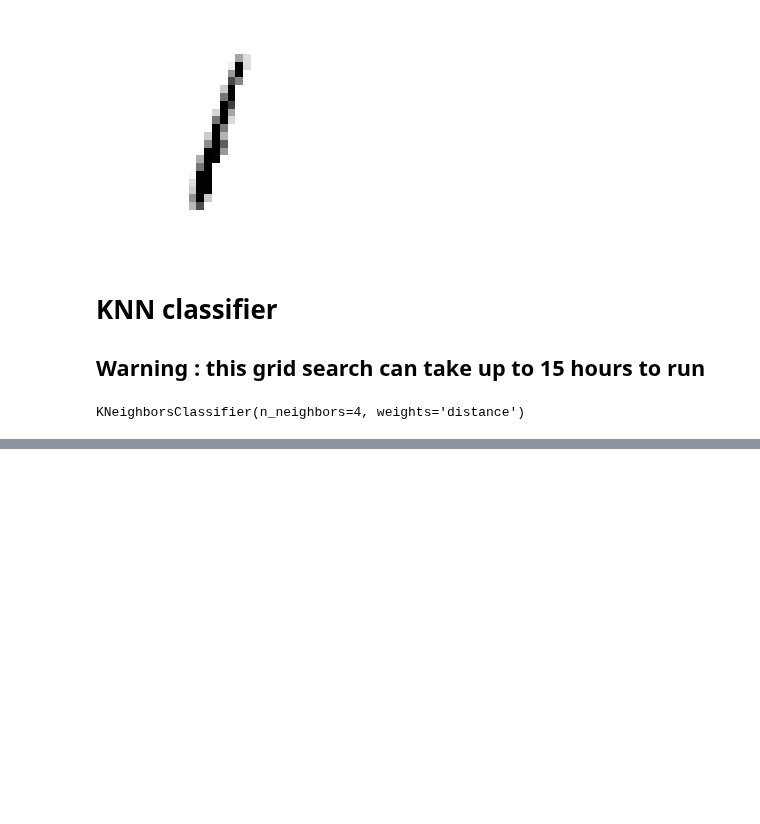
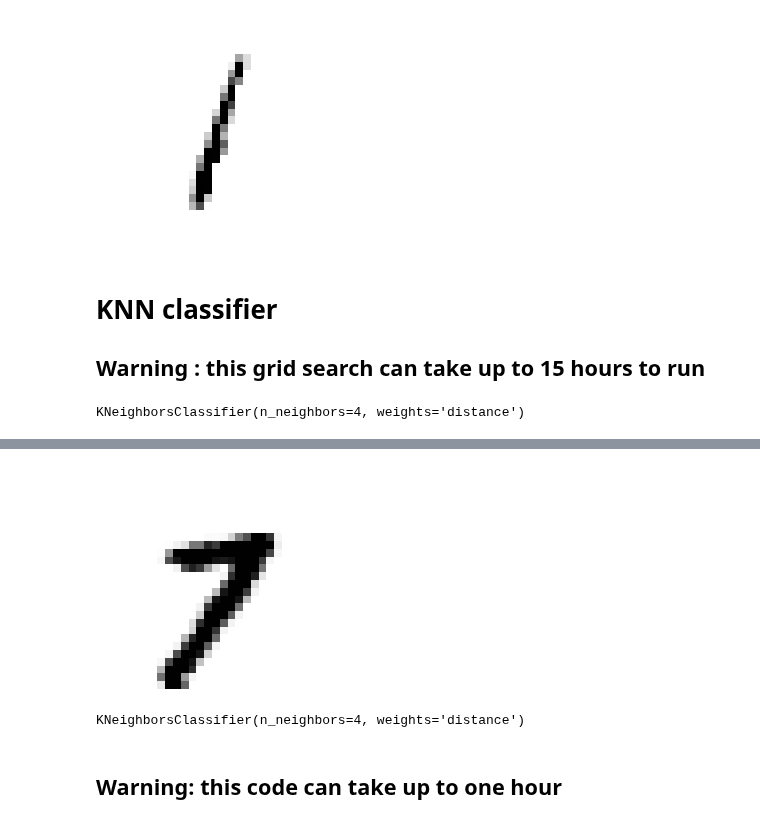
Before and after one commit to Mark-Nawar/ML-Books_Notes, a Jupyter notebook: BooksSummarie/Chapter-3/classification.ipynb, the cells around one changed output, grey strips where cells are left out. Saved outputs shown, nothing was run; the diff lists cells and outputs as text; code cells hidden in the pictures; blank space fills up the shorter version.

Commit message:
Training set expansion

```diff
--- a/BooksSummarie/Chapter-3/classification.ipynb
+++ b/BooksSummarie/Chapter-3/classification.ipynb
@@ -468,0 +471,38 @@ acc
+# %%
+
+
+from scipy.ndimage.interpolation import shift
+def shift_image(image , X , Y ):
+    return shift(image.reshape(28, 28) ,[X, Y] ,cval=0).reshape(784)
+
+X_train_new = [X_train]
+Y_train_new = [Y_train]
+
+# np.apply_along_axis() is the function that slices multidimenstional array and applies a certain function across its elemets
+# set the axis parameter to decide you want your slices horizontal or vertical
+
+for x , y in ((1,0) , (0,1) , (-1, 0 ) ,(0,-1)):
+    X_train_sliced = np.apply_along_axis(shift_image , axis=1 , arr=X_train , X=x , Y=y)
+    X_train_new.append(X_train_sliced)
+    Y_train_new.append(Y_train)
+
+X_train_new = np.concatenate(X_train_new)
+Y_train_new = np.concatenate(Y_train_new)
+# %%
+digit_noise = X_train_new[100000] ## array of pixel values. to display it must reshape it first
+digit_image = digit_noise.reshape(28, 28)
+
+plt.imshow(digit_image , cmap="binary")
+
+plt.axis("off")
+plt.show()
+# %% [output]
+[figure, added]
+# %%
+from sklearn.neighbors import KNeighborsClassifier
+knn_clf = KNeighborsClassifier(weights="distance" , n_neighbors=4)
+knn_clf.fit(X_train_new , Y_train_new)
+# %% [output]
+KNeighborsClassifier(n_neighbors=4, weights='distance')
+# %% [markdown]
+## Warning: this code can take up to one hour
```
Also changed, not shown: parts of 3 cells of this notebook.
